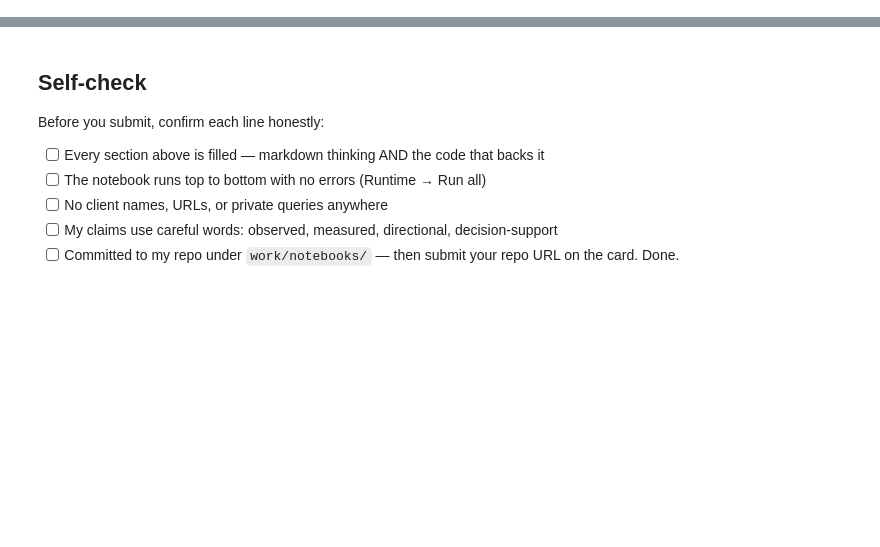
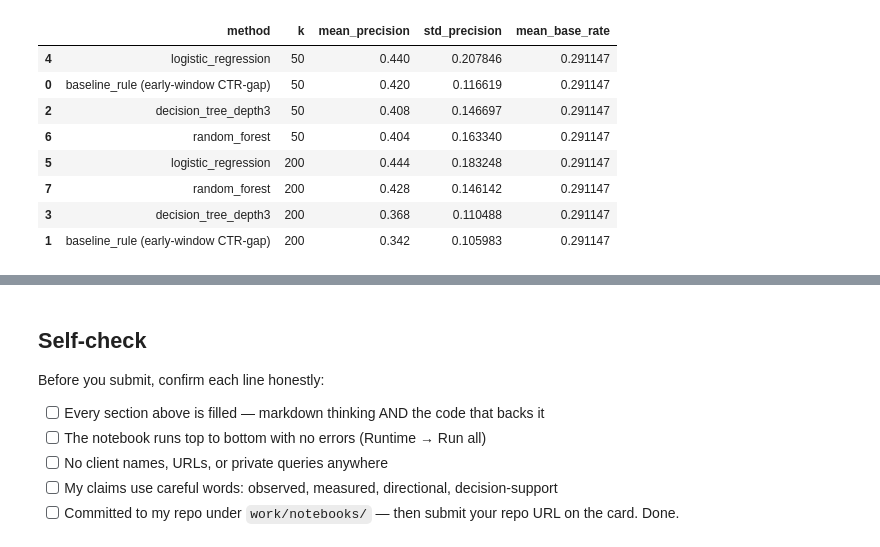
Before and after one commit to Mehroz485/ML-01, a Jupyter notebook: work/notebooks/w05_model.ipynb, the cells around one changed output, grey strips where cells are left out. Cells and saved outputs as stored; diff of their text form; code cells hidden in the pictures; blank space fills up the shorter version.

```diff
--- a/work/notebooks/w05_model.ipynb
+++ b/work/notebooks/w05_model.ipynb
@@ -36,0 +121,18 @@ This skeleton is yours to fill. Work the sections **in order** — each one has
+# %%
+from sklearn.model_selection import GroupKFold
+
+model_df = raw.dropna(subset=FEATURE_COLS + [LABEL_COL]).reset_index(drop=True)
+X = model_df[FEATURE_COLS].values
+y = model_df[LABEL_COL].values
+groups = model_df["client_hash_id"].values
+
+n_clients = model_df["client_hash_id"].nunique()
+print(f"{n_clients} unique clients across {len(model_df):,} rows")
+
+gkf = GroupKFold(n_splits=5)
+for fold, (tr_idx, te_idx) in enumerate(gkf.split(X, y, groups)):
+    n_train_clients = len(np.unique(groups[tr_idx]))
+    n_test_clients = len(np.unique(groups[te_idx]))
+    print(f"fold {fold}: train={len(tr_idx):,} rows / {n_train_clients} clients | "
+          f"test={len(te_idx):,} rows / {n_test_clients} clients | "
+          f"test base rate={y[te_idx].mean():.3f}")
@@ -36,0 +157,72 @@ This skeleton is yours to fill. Work the sections **in order** — each one has
+# %%
+from sklearn.linear_model import LogisticRegression
+from sklearn.tree import DecisionTreeClassifier
+from sklearn.ensemble import RandomForestClassifier
+
+def position_bucket(p):
+    if pd.isna(p):     return "no_data"
+    if p <= 3:          return "top_3"
+    if p <= 10:         return "page_1"
+    if p <= 20:         return "page_2"
+    if p <= 50:         return "page_3_5"
+    return "deep"
+
+FLOOR_IMPRESSIONS = 500
+MAX_POSITION = 20
+
+model_df["position_bucket"] = model_df["pos_early"].apply(position_bucket)
+benchmark_early = (model_df[model_df["imp_early"] >= FLOOR_IMPRESSIONS]
+                   .groupby("position_bucket")["ctr_early"].median())
+model_df["ctr_benchmark_early"] = model_df["position_bucket"].map(benchmark_early)
+model_df["ctr_gap_early"] = (model_df["ctr_benchmark_early"] - model_df["ctr_early"]).clip(lower=0)
+
+eligible_early = ((model_df["imp_early"] >= FLOOR_IMPRESSIONS)
+                   & (model_df["pos_early"] > 0)
+                   & (model_df["pos_early"] <= MAX_POSITION))
+model_df["baseline_score"] = np.where(eligible_early,
+                                       model_df["ctr_gap_early"] * np.log1p(model_df["imp_early"]),
+                                       0.0)
+baseline_scores_all = model_df["baseline_score"].values
+
+def precision_at_k(scores, labels, k):
+    k = min(k, len(scores))
+    order = np.argsort(-np.asarray(scores))
+    return np.asarray(labels)[order[:k]].mean()
+
+K_VALUES = [50, 200]   # report both, per the skill -- a win at one K and a loss at the other IS the finding
+rows = []
+
+for fold, (tr_idx, te_idx) in enumerate(gkf.split(X, y, groups)):
+    X_tr, X_te = X[tr_idx], X[te_idx]
+    y_tr, y_te = y[tr_idx], y[te_idx]
+    base_te = baseline_scores_all[te_idx]
+
+    logreg = LogisticRegression(max_iter=1000).fit(X_tr, y_tr)
+    tree   = DecisionTreeClassifier(max_depth=3, random_state=42).fit(X_tr, y_tr)
+    rf     = RandomForestClassifier(n_estimators=300, max_depth=6, random_state=42, n_jobs=-1).fit(X_tr, y_tr)
+
+    fold_scores = {
+        "baseline_rule (early-window CTR-gap)": base_te,
+        "logistic_regression":                  logreg.predict_proba(X_te)[:, 1],
+        "decision_tree_depth3":                 tree.predict_proba(X_te)[:, 1],
+        "random_forest":                        rf.predict_proba(X_te)[:, 1],
+    }
+    for name, scores in fold_scores.items():
+        for k in K_VALUES:
+            rows.append({
+                "fold": fold, "method": name, "k": k,
+                "precision_at_k": precision_at_k(scores, y_te, k),
+                "base_rate": y_te.mean(),
+            })
+
+results = pd.DataFrame(rows)
+summary = (results.groupby(["method", "k"])
+           .agg(mean_precision=("precision_at_k", "mean"),
+                std_precision=("precision_at_k", "std"),
+                mean_base_rate=("base_rate", "mean"))
+           .reset_index()
+           .sort_values(["k", "mean_precision"], ascending=[True, False]))
+
+print("Comparison table -- mean +/- std across 5 grouped folds, base rate for reference:")
+summary
+# %% [output]
@@ -36,0 +230,9 @@ This skeleton is yours to fill. Work the sections **in order** — each one has
+|  | method | k | mean_precision | std_precision | mean_base_rate |
+| 4 | logistic_regression | 50 | 0.440 | 0.207846 | 0.291147 |
+| 0 | baseline_rule (early-window CTR-gap) | 50 | 0.420 | 0.116619 | 0.291147 |
+| 2 | decision_tree_depth3 | 50 | 0.408 | 0.146697 | 0.291147 |
+| 6 | random_forest | 50 | 0.404 | 0.163340 | 0.291147 |
+| 5 | logistic_regression | 200 | 0.444 | 0.183248 | 0.291147 |
+| 7 | random_forest | 200 | 0.428 | 0.146142 | 0.291147 |
+| 3 | decision_tree_depth3 | 200 | 0.368 | 0.110488 | 0.291147 |
+| 1 | baseline_rule (early-window CTR-gap) | 200 | 0.342 | 0.105983 | 0.291147 |
```
Also changed, not shown: parts of 17 cells of this notebook.
